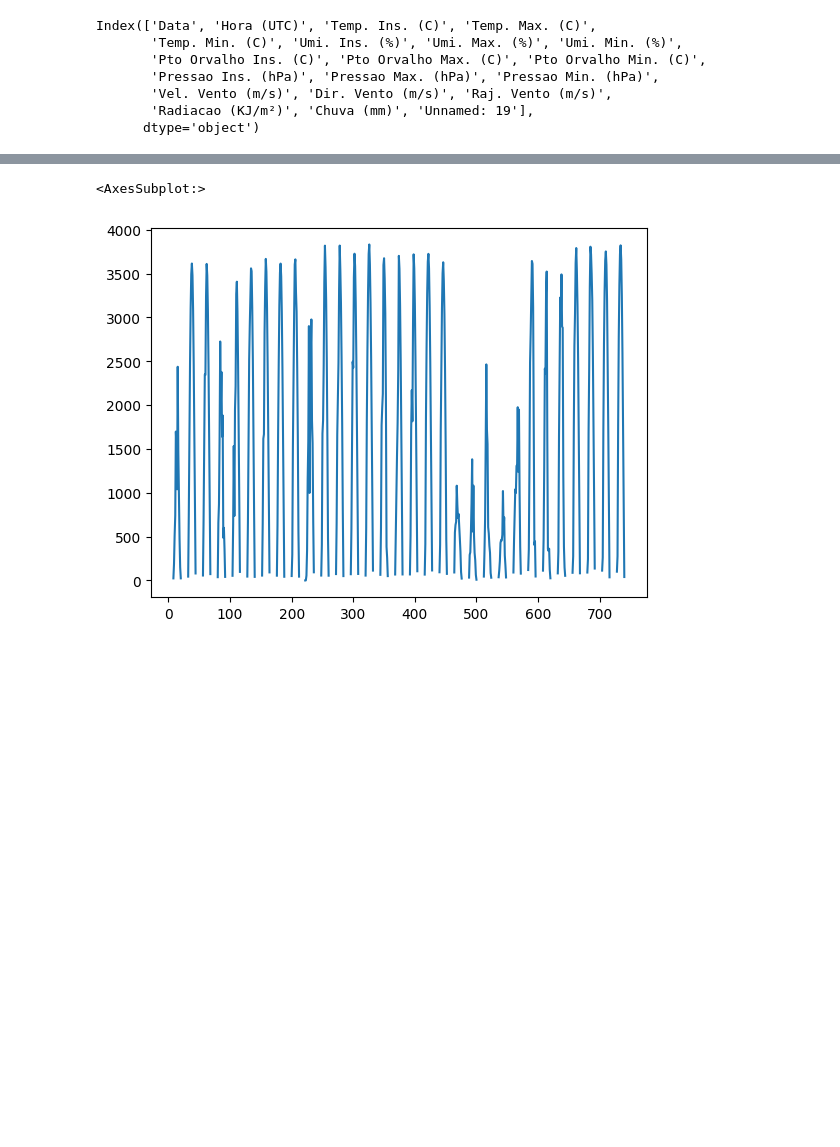
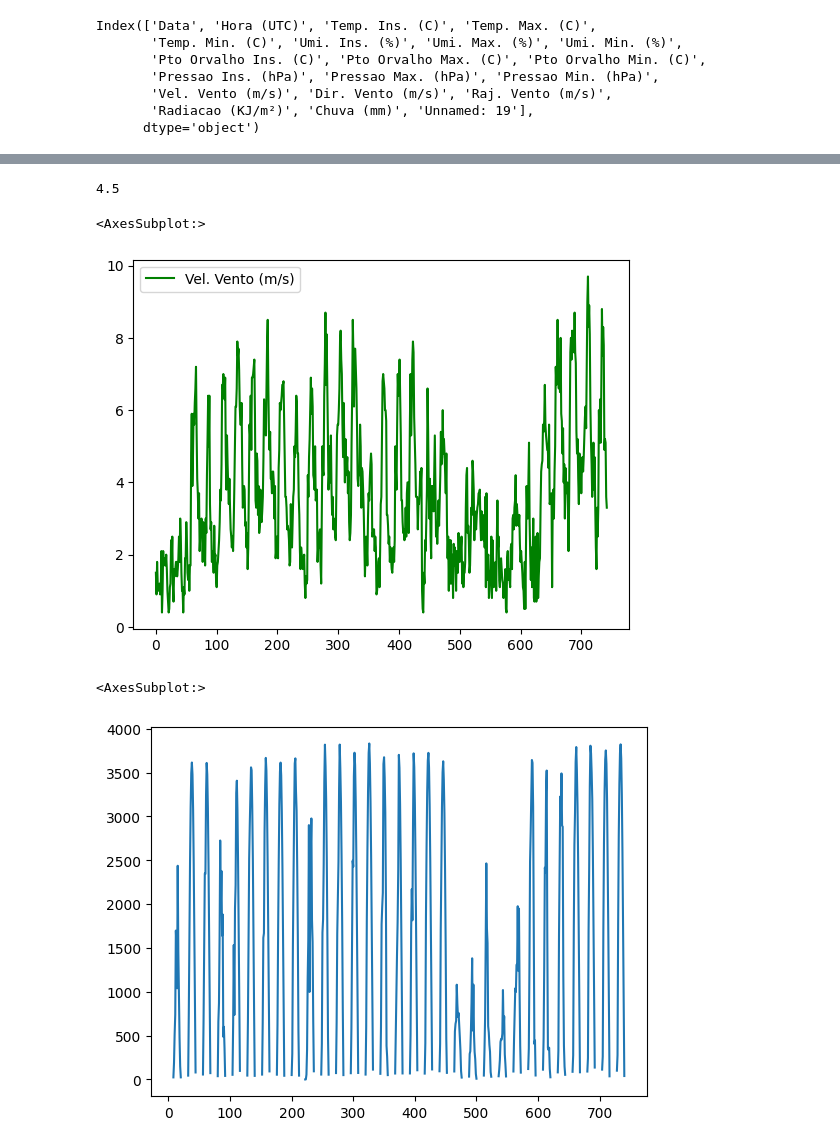
Before and after one commit to georgynio/python_aulas, a Jupyter notebook: Exercicios/Exemplos_base/dados_csv_2.ipynb, the cells around one changed output, grey strips where cells are left out. Saved outputs shown, nothing was run; the diff lists cells and outputs as text; code cells hidden in the pictures; blank space fills up the shorter version.

```diff
--- a/Exercicios/Exemplos_base/dados_csv_2.ipynb
+++ b/Exercicios/Exemplos_base/dados_csv_2.ipynb
@@ -94,3 +183,12 @@ df['Vel. Vento (m/s)'].plot()
+# %%
+df['Vel. Vento (m/s)'][0] + 3
+# %% [output]
+4.5
+# %%
+df['Vel. Vento (m/s)'].plot(color='green', legend=True)
+# %% [output]
+<AxesSubplot:>
+[figure, added]
 # %%
 df['Radiacao (KJ/m²)'].plot()
 # %% [output]
```
Also changed, not shown: parts of 22 cells of this notebook.
